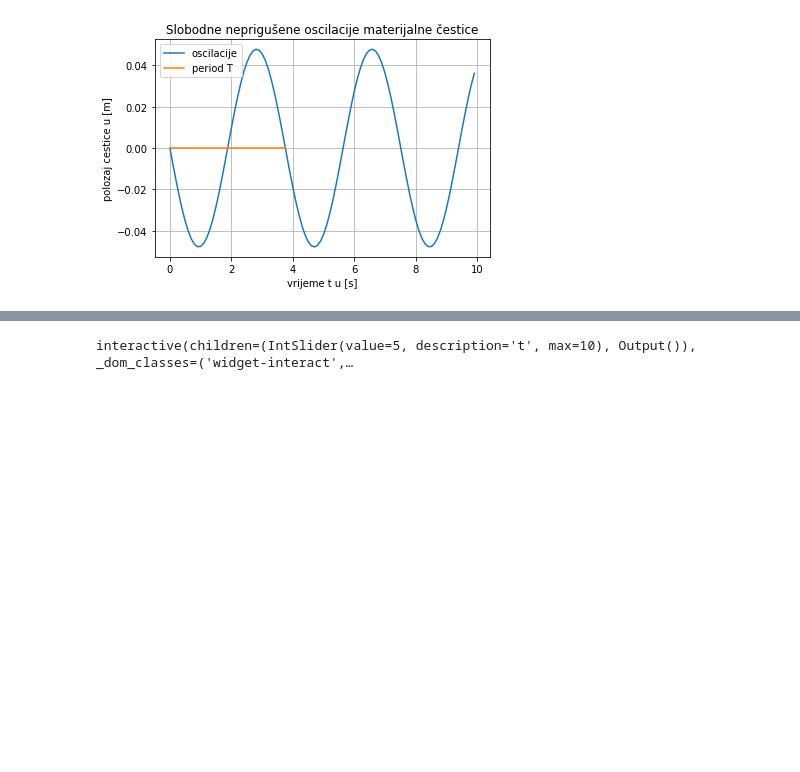
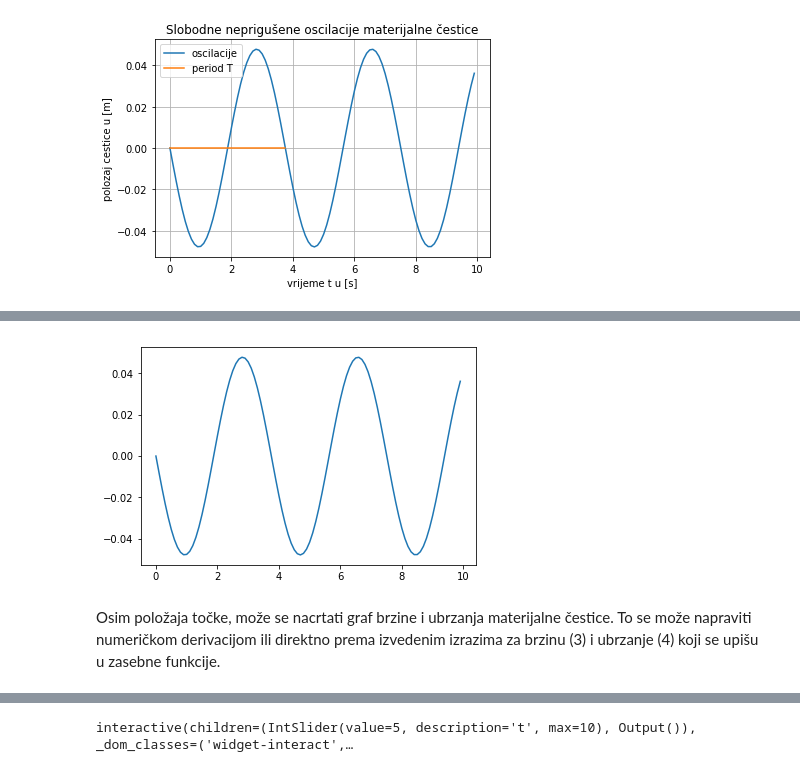
Before and after one commit to Ivan768/Dinamika-konstrukcija, a Jupyter notebook: Dinamika konstrukcija Vjezbe 2.ipynb, the cells around one changed output, grey strips where cells are left out. Drawn from its saved outputs; the diff is of its cells as text; code cells hidden in the pictures; blank space fills up the shorter version.

```diff
--- a/Dinamika konstrukcija Vjezbe 2.ipynb
+++ b/Dinamika konstrukcija Vjezbe 2.ipynb
@@ -168,0 +211,11 @@ interact u Spyder se radi: from matplotlib.widgets import Slider
+# %%
+def slobodne_neprigusene(t,x_0,v_0): #jednadzba polozaja ovisna o vremenu t i pocetnim uvjetima
+    return x_0*np.cos(omega*t)+(v_0/omega)*np.sin(omega*t)
+# %%
+t = np.arange(0.0,10.0,0.1)
+plt.plot(t,slobodne_neprigusene(t,x_0,v_0))
+plt.show()
+# %% [output]
+[figure, added]
+# %% [markdown]
+Osim položaja točke, može se nacrtati graf brzine i ubrzanja materijalne čestice. To se može napraviti numeričkom derivacijom ili direktno prema izvedenim izrazima za brzinu (3) i ubrzanje (4) koji se upišu u zasebne funkcije.
```
Also changed, not shown: parts of 41 cells of this notebook.
